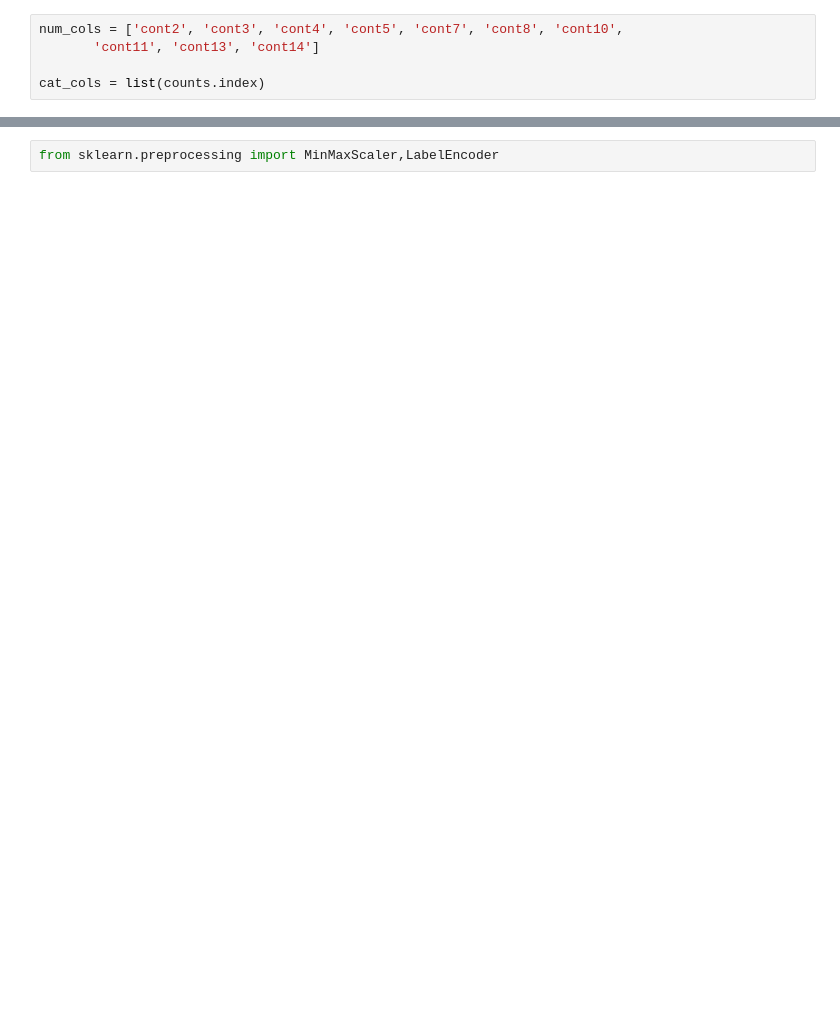
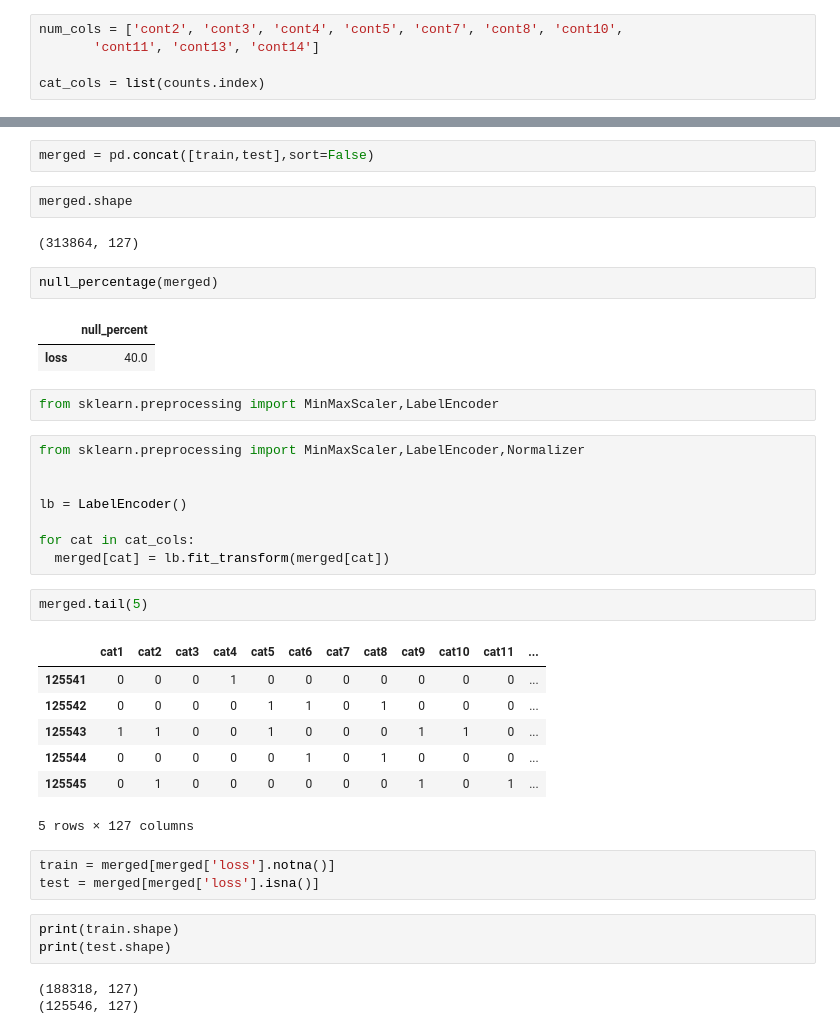
Before and after one commit to shubham-kothari/Insurance-Claims-Severity-Prediction, a Jupyter notebook: Insurance_Claims_Severity_Prediction.ipynb, the cells around one changed output, grey strips where cells are left out. Cells and saved outputs as stored; diff of their text form; blank space fills up the shorter version.

```diff
--- a/Insurance_Claims_Severity_Prediction.ipynb
+++ b/Insurance_Claims_Severity_Prediction.ipynb
@@ -165,6 +165,44 @@ for i in range(5):
 # %% [output]
 [figure]
+# %%
+merged = pd.concat([train,test],sort=False)
+# %%
+merged.shape
+# %% [output]
+(313864, 127)
+# %%
+null_percentage(merged)
+# %% [output]
+|  | null_percent |
+| loss | 40.0 |
 # %%
 from sklearn.preprocessing import MinMaxScaler,LabelEncoder
+# %%
+from sklearn.preprocessing import MinMaxScaler,LabelEncoder,Normalizer
+
+
+lb = LabelEncoder()
+
+for cat in cat_cols:
+  merged[cat] = lb.fit_transform(merged[cat])
+# %%
+merged.tail(5)
+# %% [output]
+|  | cat1 | cat2 | cat3 | cat4 | cat5 | cat6 | cat7 | cat8 | cat9 | cat10 | cat11 | ... |
+| 125541 | 0 | 0 | 0 | 1 | 0 | 0 | 0 | 0 | 0 | 0 | 0 | ... |
+| 125542 | 0 | 0 | 0 | 0 | 1 | 1 | 0 | 1 | 0 | 0 | 0 | ... |
+| 125543 | 1 | 1 | 0 | 0 | 1 | 0 | 0 | 0 | 1 | 1 | 0 | ... |
+| 125544 | 0 | 0 | 0 | 0 | 0 | 1 | 0 | 1 | 0 | 0 | 0 | ... |
+| 125545 | 0 | 1 | 0 | 0 | 0 | 0 | 0 | 0 | 1 | 0 | 1 | ... |
+5 rows × 127 columns
+# %%
+train = merged[merged['loss'].notna()]
+test = merged[merged['loss'].isna()]
+# %%
+print(train.shape)
+print(test.shape)
+# %% [output]
+(188318, 127)
+(125546, 127)
 # %%
 train['loss'] = np.log1p(train['loss'])
```
Also changed, not shown: parts of 11 cells of this notebook.
